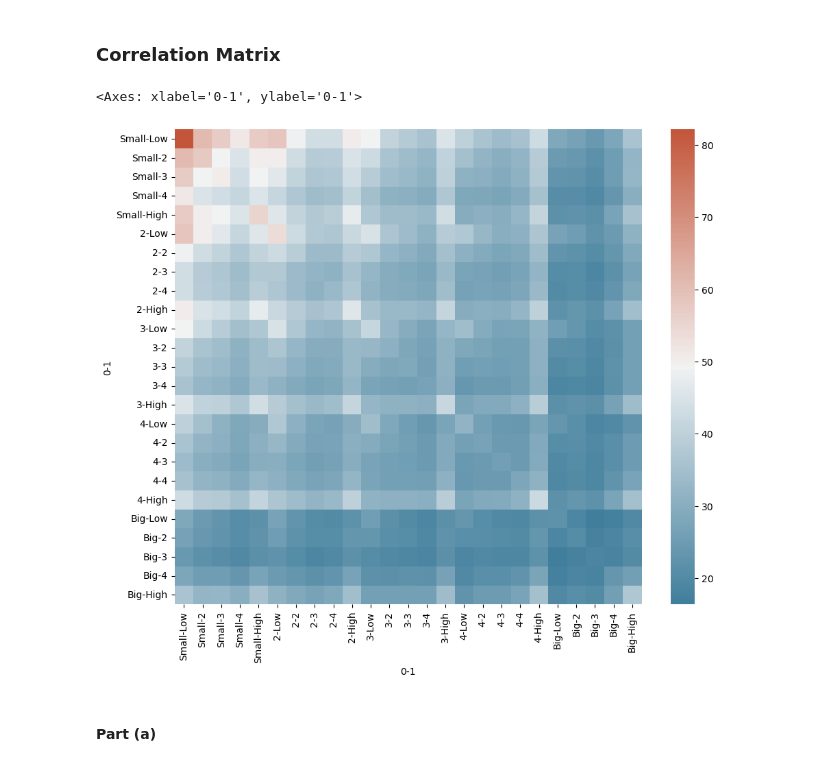
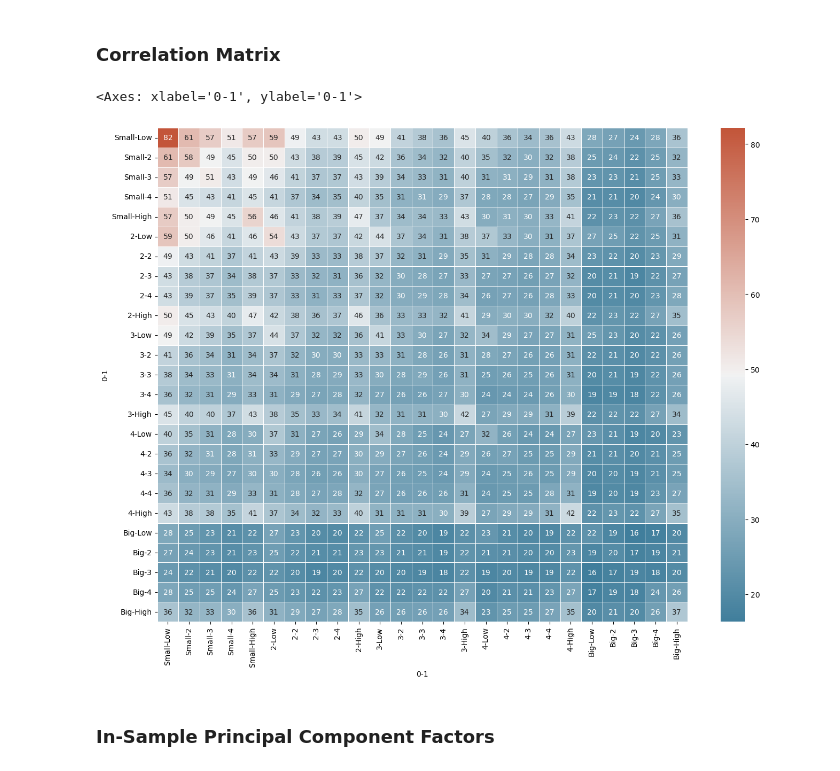
Before and after one commit to Hemasrikar/Financial-Statistics-and-Econometrics, a Jupyter notebook: forming_some_factors.ipynb, the cells around one changed output. Saved outputs shown, nothing was run; the diff lists cells and outputs as text; code cells hidden in the pictures.

Commit message:
Done: Part a - Insample Principle component factors

```diff
--- a/forming_some_factors.ipynb
+++ b/forming_some_factors.ipynb
@@ -41,16 +41,14 @@ df.head()
 | 1936-05-01 | 1.81 | 8.62 | 1.89 | 10.60 | 5.90 | 5.21 | 4.59 | 7.57 | 5.84 | 6.97 | ... |
 5 rows × 25 columns
 # %%
-# TODO: Change factors t macroeconomics Factors
-
-factors = pd.read_excel("data/Data_FE.xlsx", sheet_name="Macroeconomic factors")
+macro_factors = pd.read_excel("data/Data_FE.xlsx", sheet_name="Macroeconomic factors")
 
 # Convert Date column to Year-Month
-date_col = factors.columns[0]
+date_col = macro_factors.columns[0]
 
-factors[date_col] = pd.to_datetime(factors[date_col].astype(int), format="%Y%m")
-factors = factors.set_index(factors.columns[0])
+macro_factors[date_col] = pd.to_datetime(macro_factors[date_col].astype(int), format="%Y%m")
+factors = macro_factors.set_index(macro_factors.columns[0])
 factors = factors.apply(pd.to_numeric)
 
-factors.head()
+macro_factors.head()
 # %% [output]
@@ -83,22 +80,18 @@ excess_returns.head()
 # %%
 cova_matrix = excess_returns.cov()
 
-# Generate a mask for the upper triangle
-mask = np.triu(np.ones_like(cova_matrix, dtype=bool))
+# Set up the matplotlib figure
+f, ax = plt.subplots(figsize=(16, 12))
 
-# Set up the matplotlib figure
-f, ax = plt.subplots(figsize=(11, 9))
-
-# Generate a custom diverging colormap
+# a custom diverging colormap
 cmap = sns.diverging_palette(230, 20, as_cmap=True)
 
-# sns.heatmap(cova_matrix, mask=mask, cmap=cmap)
-sns.heatmap(cova_matrix, cmap=cmap)
+sns.heatmap(cova_matrix, cmap=cmap,  annot=True, linewidth=.5)
 # %% [output]
 <Axes: xlabel='0-1', ylabel='0-1'>
-[figure, old version]
+[figure, new version]
 # %% [markdown]
-#### Part (a)
+### In-Sample Principal Component Factors
 # %%
 # Eigendecomposition
 eigenvalues, eigenvectors = np.linalg.eigh(cova_matrix)
```
Also changed, not shown: parts of 5 cells of this notebook.
